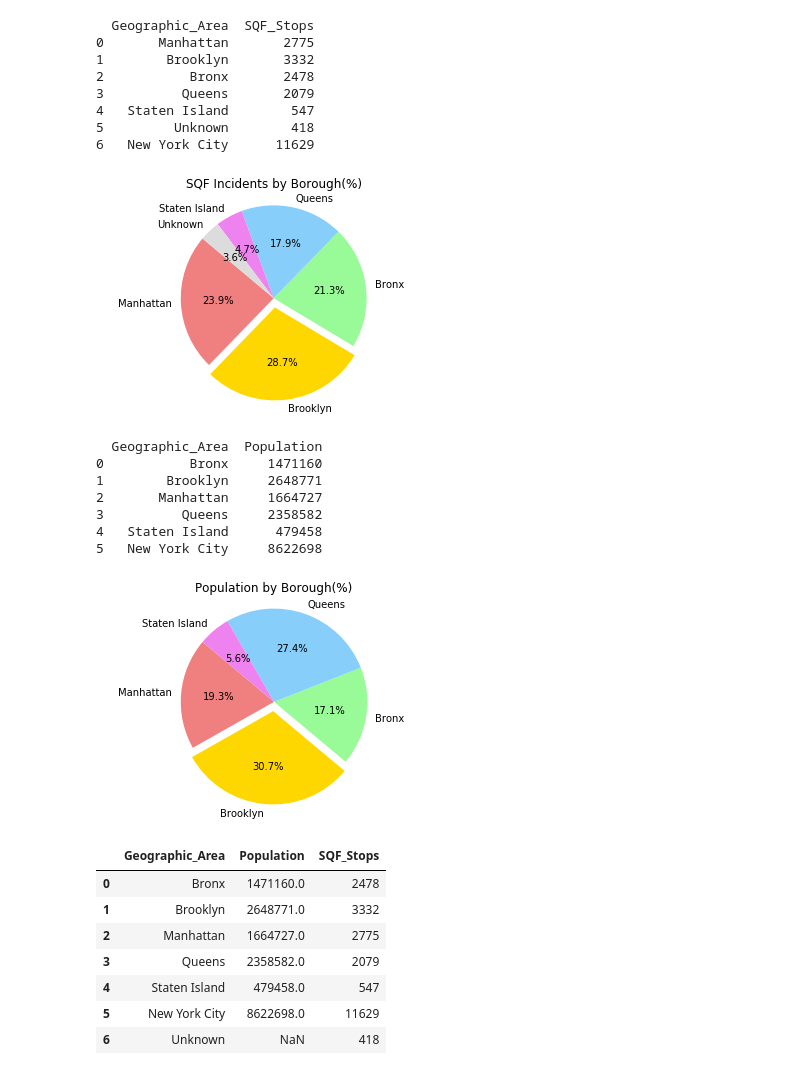
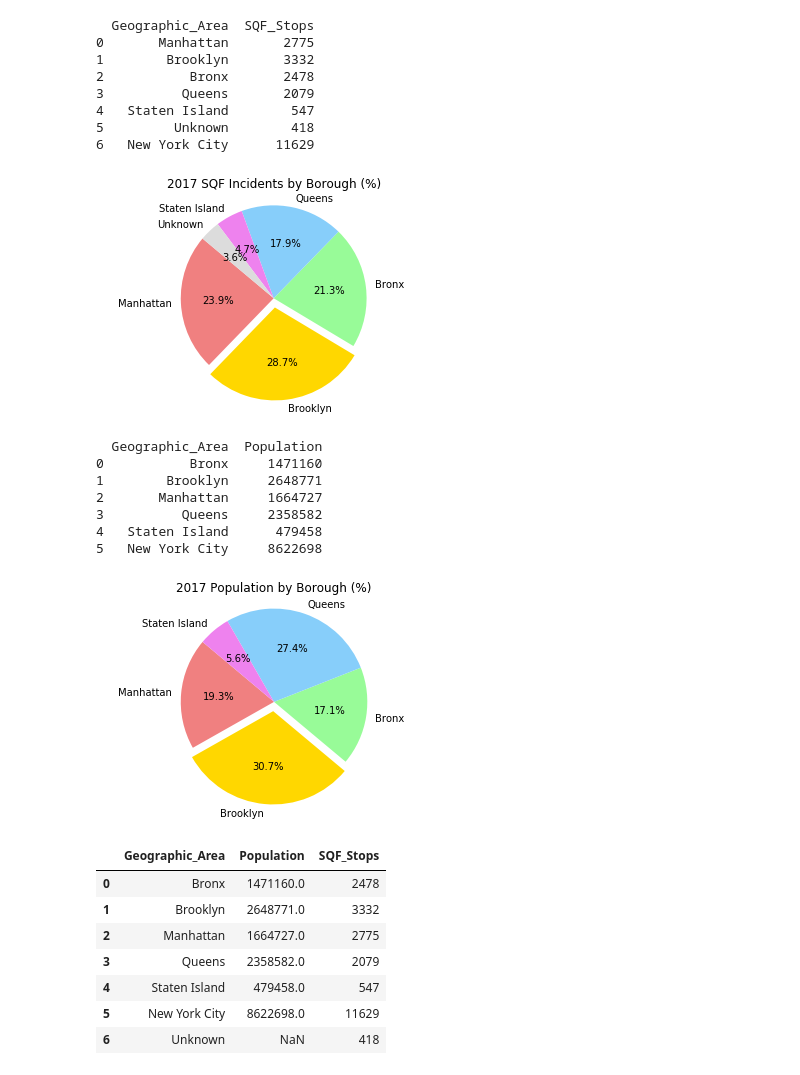
Before and after one commit to rachaelcamick/groupproject_sqf, a Jupyter notebook: rachael_cleaner_dataframe.ipynb, the cells around one changed output. Cells and saved outputs as stored; diff of their text form; code cells hidden in the pictures.

```diff
--- a/rachael_cleaner_dataframe.ipynb
+++ b/rachael_cleaner_dataframe.ipynb
@@ -121,21 +121,21 @@ print(stops_df)
 # %%
 # Make Pie
 
 borough_pie = ["Manhattan", "Brooklyn", "Bronx", "Queens", "Staten Island", "Unknown"]
 boro_sqf_values = [manhattan_stops, brooklyn_stops, bronx_stops, queens_stops, staten_stops, unknown_stops]
 boro_pie_colors = ["lightcoral", "gold", "palegreen", "lightskyblue", "violet", "gainsboro"]
 explode = [0, 0.1, 0, 0, 0, 0]
 
 plt.pie(boro_sqf_values, labels=borough_pie, colors=boro_pie_colors, autopct="%1.1f%%", startangle=140, explode=explode)
 
 # Create equal axes for nice circle
 plt.axis("equal")
 
 # title and save
-plt.title("SQF Incidents by Borough(%)")
+plt.title("2017 SQF Incidents by Borough (%)")
 plt.savefig("StopsbyBor_Rachael.png", bbox_inches="tight", dpi=600)
 # %% [output]
-[figure, old version]
+[figure, new version]
 # %%
 # read in csv file
 Population_2017 = "borough_population.csv"
@@ -159,10 +159,10 @@ explode_pop = [0, 0.1, 0, 0, 0]
 plt.pie(pop_values, labels=pop_pie, colors=boro_pie_colors, autopct="%1.1f%%", startangle=140, explode=explode_pop)
 # Create equal axes for nice circle
 plt.axis("equal")
-plt.title("Population by Borough(%)")
+plt.title("2017 Population by Borough (%)")
 plt.savefig("PopbyBor_Rachael.png", bbox_inches="tight", dpi=600)
 # %% [output]
-[figure, old version]
+[figure, new version]
 # %%
 # express sqf incidents as percentage of borough pop
 # merge population and sqf stops dataframes
```
Also changed, not shown: parts of 2 cells of this notebook, 5 other files.
